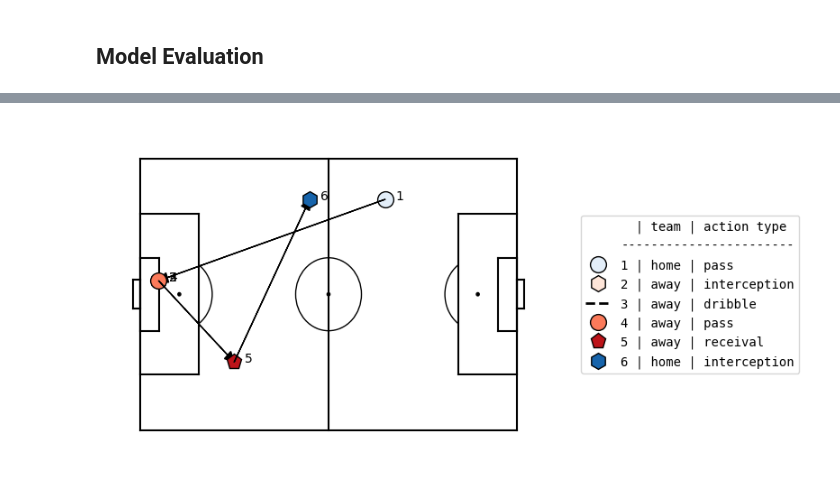
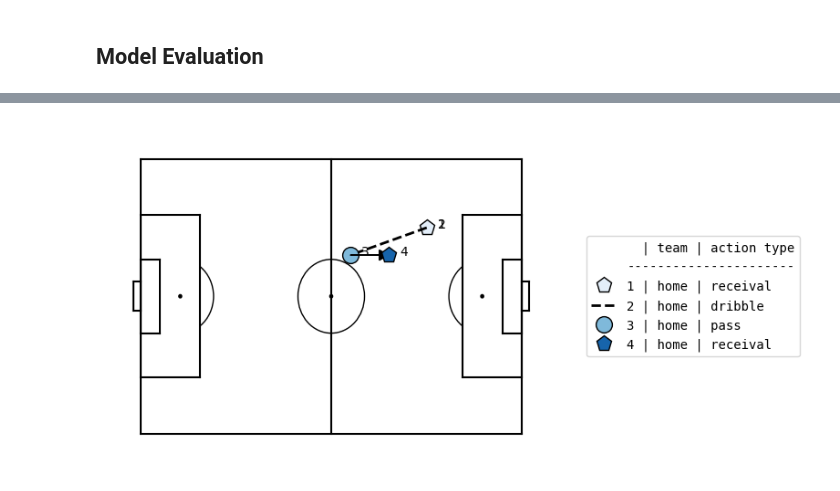
Before and after one commit to danielhocevar/Foundation-Model-for-Soccer, a Jupyter notebook: eval.ipynb, the cells around one changed output, grey strips where cells are left out. Drawn from its saved outputs; the diff is of its cells as text; code cells hidden in the pictures.

Commit message:
Use X, y from train script

```diff
--- a/eval.ipynb
+++ b/eval.ipynb
@@ -41,0 +32,9 @@ def accuracy(preds, labels):
+# %%
+train_df = df.query("group_id.isin(@train_groups) and ~group_id.isin(@val_groups)")
+val_df = df.query("group_id.isin(@val_groups)")
+
+X_train = np.lib.stride_tricks.sliding_window_view(train_df['action_token'].map(list(vocab).index), (3,))[:-1]
+y_train = np.lib.stride_tricks.sliding_window_view(train_df['action_token'].map(list(vocab).index), (3,))[1:]
+
+X_val = np.lib.stride_tricks.sliding_window_view(val_df['action_token'].map(list(vocab).index), (3,))[:-1]
+y_val = np.lib.stride_tricks.sliding_window_view(val_df['action_token'].map(list(vocab).index), (3,))[1:]
@@ -41,0 +43,12 @@ def accuracy(preds, labels):
+# %%
+import torch
+from models import BasicTransformer
+
+if torch.cuda.is_available():
+    device = torch.device("cuda")
+else:
+    device = torch.device("cpu")
+
+model = BasicTransformer(len(vocab), 128, 128, 2, 2, 0.1).to(device=device)
+model.load_state_dict(torch.load("transformer_weights.pkl", map_location=torch.device('cpu')))
+model.eval()
@@ -42,5 +73,2 @@ def accuracy(preds, labels):
 # %% [markdown]
 ## Model Evaluation
-# %%
-model = BasicTransformer(num_token_types, ninp=128, nhead=128, nhid=2, nlayers=2, dropout=0.2)
-model.load_state_dict(torch.load("weights.pt"))
@@ -69,8 +99,8 @@ loc = []
 act = []
 team = []
 
-for i in range(x.shape[1]):
-  splt = x[pid,i].split(',')
+for i in range(X_train.shape[1]):
+  splt = vocab[X_train[pid,i]].split(',')
 
   if splt[0] == "True":
     team.append("home")
@@ -96,34 +126,34 @@ if not pred:
 
   locx = (float(splt[2]) + 0.5) * 10.5
   locy = (float(splt[3]) + 0.5) * 6.8
 
   loc.append([locx,locy])
 
 else:
   model.eval()
-  input = x_tok[pid:pid+1]
-  output = model(input).argmax(dim=-1)
-  play = tok_to_play[output[0,-1].item()]
+  input = X_train[pid:pid+1]
+  output = model(torch.from_numpy(input)).argmax(dim=-1)
+  play = vocab[output[0,-1].item()]
 
   splt = play.split(',')
 
   if splt[0] == "True":
     team.append("home")
   else:
     team.append("away")
 
   act.append(splt[1])
 
   locx = (float(splt[2]) + 0.5) * 10.5
   locy = (float(splt[3]) + 0.5) * 6.8
 
   loc.append([locx,locy])
 
 
 pltsoc.actions(loc,
                team=team,
                action_type=act,
                label=[[team[i],act[i]] for i in range(len(team))],
                labeltitle=["team","action type"])
 # %% [output]
-[figure, old version]
+[figure, new version]
```
Also changed, not shown: parts of 8 cells of this notebook.
